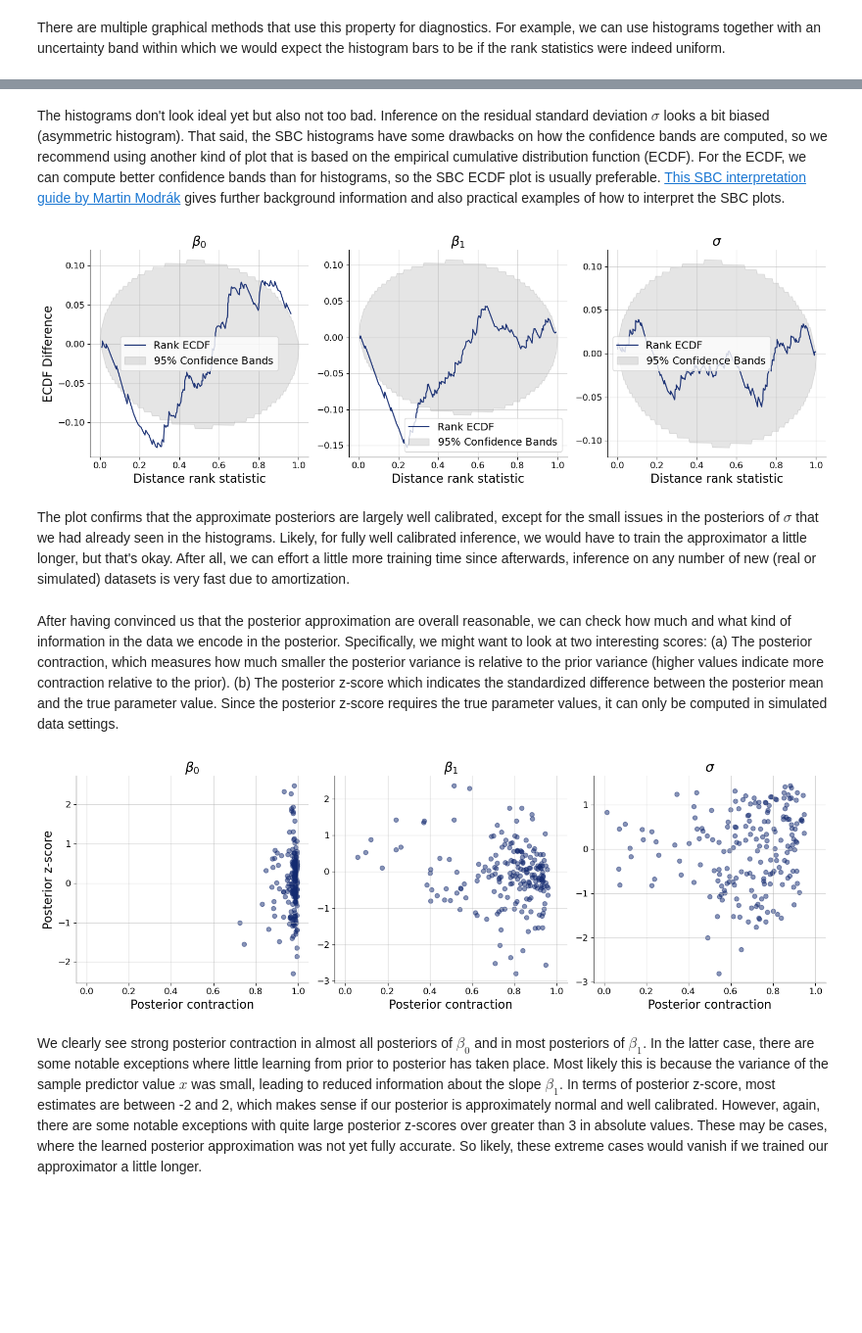
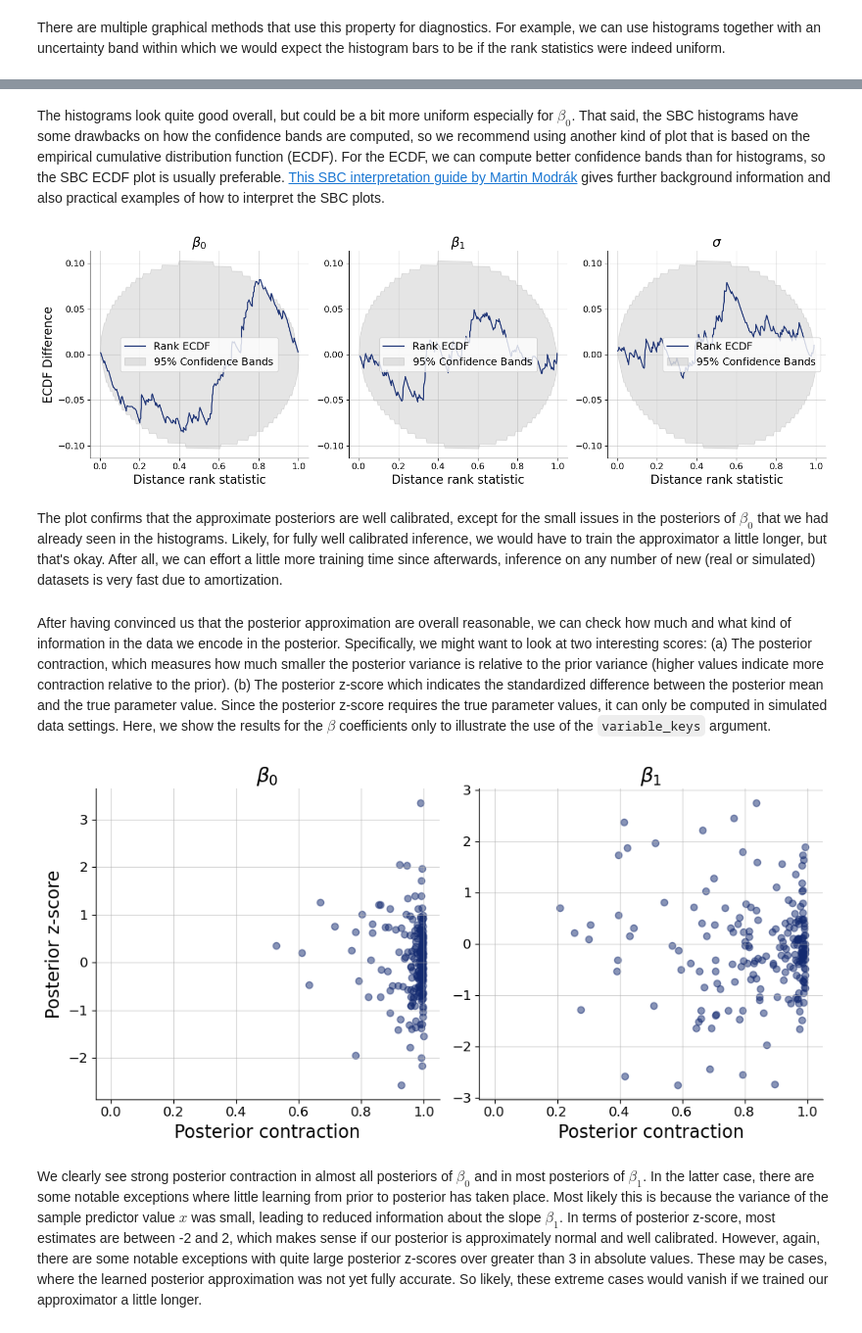
Before and after one commit to han-ol/BayesFlow, a Jupyter notebook: examples/Linear_Regression_Starter.ipynb, the cells around one changed output, grey strips where cells are left out. Shown at 98% size. Cells and saved outputs as stored; diff of their text form; code cells hidden in the pictures; blank space fills up the shorter version.

Commit message:
update example notebooks to reflect new diagnostic function interfaces

```diff
--- a/examples/Linear_Regression_Starter.ipynb
+++ b/examples/Linear_Regression_Starter.ipynb
@@ -221,7 +213,7 @@ approximator = bf.ContinuousApproximator(
 # %% [markdown]
 We define some training hyperparameters such as the learning rate and optimization algorithm to apply before compile the approximator with these choices.
 # %%
-epochs = 3
+epochs = 30
 num_batches = 128
 batch_size = 64
 learning_rate = keras.optimizers.schedules.CosineDecay(5e-4, decay_steps=epochs*num_batches, alpha=1e-6)
@@ -326,24 +300,27 @@ f = bf.diagnostics.plots.calibration_histogram(
 # %% [markdown]
-The histograms don't look ideal yet but also not too bad. Inference on the residual standard deviation $\sigma$ looks a bit biased (asymmetric histogram). That said, the SBC histograms have some drawbacks on how the confidence bands are computed, so we recommend using another kind of plot that is based on the empirical cumulative distribution function (ECDF). For the ECDF, we can compute better confidence bands than for histograms, so the SBC ECDF plot is usually preferable. [This SBC interpretation guide by Martin Modrák](https://hyunjimoon.github.io/SBC/articles/rank_visualizations.html) gives further background information and also practical examples of how to interpret the SBC plots.
+The histograms look quite good overall, but could be a bit more uniform especially for $\beta_0$. That said, the SBC histograms have some drawbacks on how the confidence bands are computed, so we recommend using another kind of plot that is based on the empirical cumulative distribution function (ECDF). For the ECDF, we can compute better confidence bands than for histograms, so the SBC ECDF plot is usually preferable. [This SBC interpretation guide by Martin Modrák](https://hyunjimoon.github.io/SBC/articles/rank_visualizations.html) gives further background information and also practical examples of how to interpret the SBC plots.
 # %%
 f = bf.diagnostics.plots.calibration_ecdf(
-    post_draws, val_sims,
+    estimates=post_draws,
+    targets=val_sims,
     variable_names=par_names,
     difference=True,
     rank_type="distance"
 )
 # %% [output]
-[figure, old version]
+[figure, new version]
 # %% [markdown]
-The plot confirms that the approximate posteriors are largely well calibrated, except for the small issues in the posteriors of $\sigma$ that we had already seen in the histograms. Likely, for fully well calibrated inference, we would have to train the approximator a little longer, but that's okay. After all, we can effort a little more training time since afterwards, inference on any number of new (real or simulated) datasets is very fast due to amortization.
+The plot confirms that the approximate posteriors are well calibrated, except for the small issues in the posteriors of $\beta_0$ that we had already seen in the histograms. Likely, for fully well calibrated inference, we would have to train the approximator a little longer, but that's okay. After all, we can effort a little more training time since afterwards, inference on any number of new (real or simulated) datasets is very fast due to amortization.
 # %% [markdown]
-After having convinced us that the posterior approximation are overall reasonable, we can check how much and what kind of information in the data we encode in the posterior. Specifically, we might want to look at two interesting scores: (a) The posterior contraction, which measures how much smaller the posterior variance is relative to the prior variance (higher values indicate more contraction relative to the prior). (b) The posterior z-score which indicates the standardized difference between the posterior mean and the true parameter value. Since the posterior z-score requires the true parameter values, it can only be computed in simulated data settings.
+After having convinced us that the posterior approximation are overall reasonable, we can check how much and what kind of information in the data we encode in the posterior. Specifically, we might want to look at two interesting scores: (a) The posterior contraction, which measures how much smaller the posterior variance is relative to the prior variance (higher values indicate more contraction relative to the prior). (b) The posterior z-score which indicates the standardized difference between the posterior mean and the true parameter value. Since the posterior z-score requires the true parameter values, it can only be computed in simulated data settings. Here, we show the results for the $\beta$ coefficients only to illustrate the use of the `variable_keys` argument.
 # %%
 f = bf.diagnostics.plots.z_score_contraction(
-    post_draws, val_sims,
-    variable_names=par_names
+    estimates=post_draws,
+    targets=val_sims,
+    variable_keys=["beta"],
+    variable_names=par_names[0:2]
 )
 # %% [output]
-[figure, old version]
+[figure, new version]
 # %% [markdown]
 We clearly see strong posterior contraction in almost all posteriors of $\beta_0$ and in most posteriors of $\beta_1$. In the latter case, there are some notable exceptions where little learning from prior to posterior has taken place. Most likely this is because the variance of the sample predictor value $x$ was small, leading to reduced information about the slope $\beta_1$. In terms of posterior z-score, most estimates are between -2 and 2, which makes sense if our posterior is approximately normal and well calibrated. However, again, there are some notable exceptions with quite large posterior z-scores over greater than 3 in absolute values. These may be cases, where the learned posterior approximation was not yet fully accurate. So likely, these extreme cases would vanish if we trained our approximator a little longer.
```
Also changed, not shown: parts of 16 cells of this notebook.
